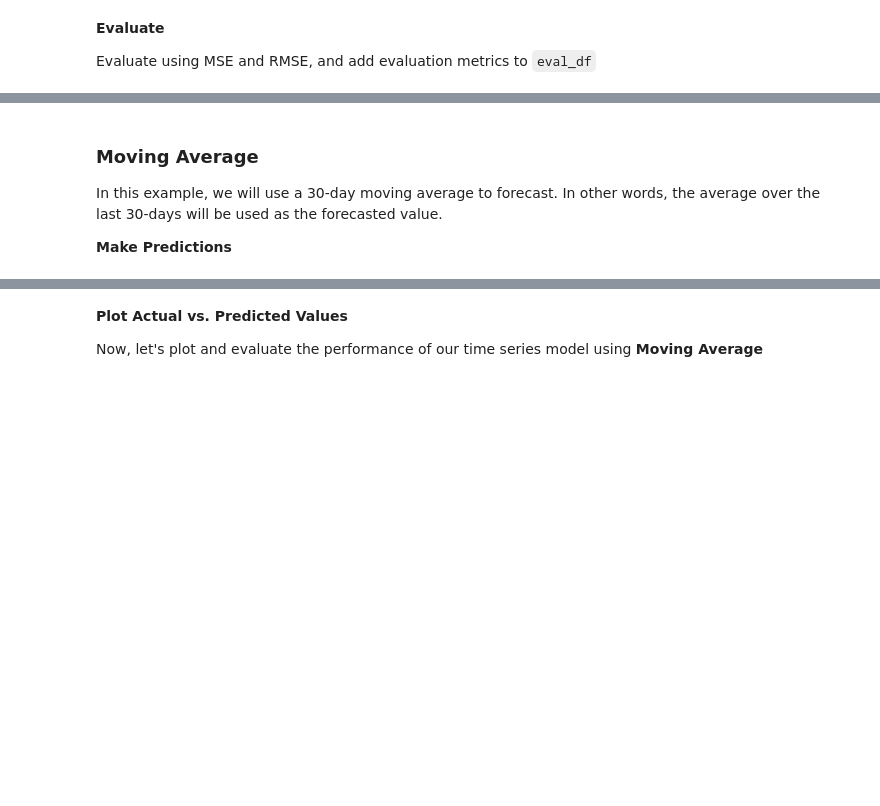
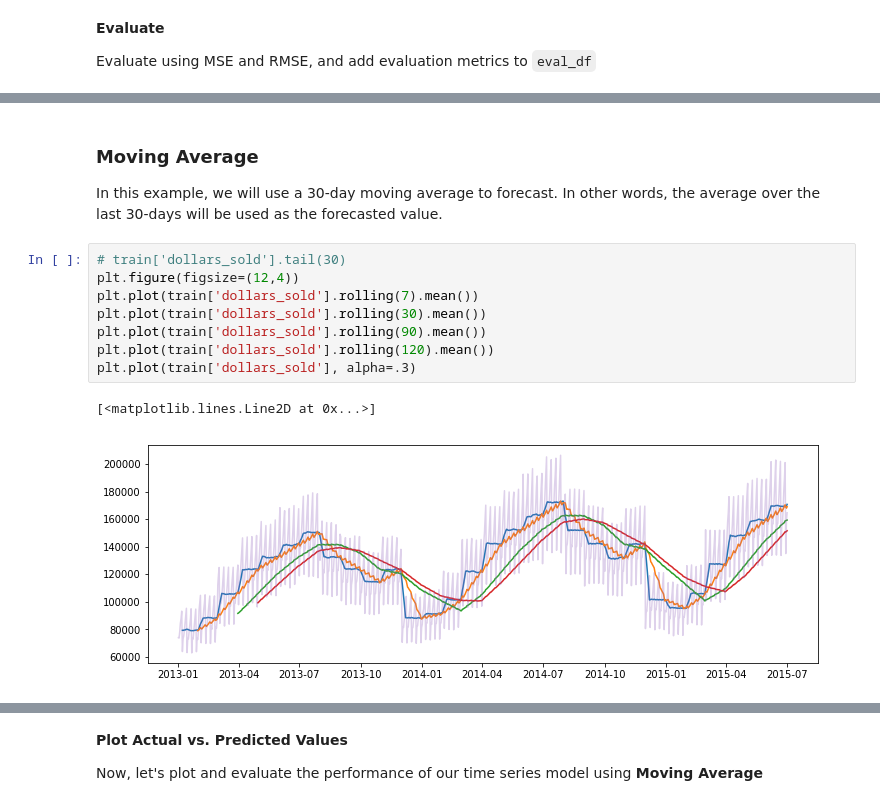
Before and after one commit to CodeupClassroom/darden-time-series-exercises, a Jupyter notebook: modeling.ipynb, the cells around one changed output, grey strips where cells are left out. Cells and saved outputs as stored; diff of their text form; blank space fills up the shorter version.

```diff
--- a/modeling.ipynb
+++ b/modeling.ipynb
@@ -256,5 +393,14 @@ Evaluate using MSE and RMSE, and add evaluation metrics to `eval_df`
 ### Moving Average
 
 In this example, we will use a 30-day moving average to forecast. In other words, the average over the last 30-days will be used as the forecasted value.
-
-**Make Predictions**
+# %%
+# train['dollars_sold'].tail(30)
+plt.figure(figsize=(12,4))
+plt.plot(train['dollars_sold'].rolling(7).mean())
+plt.plot(train['dollars_sold'].rolling(30).mean())
+plt.plot(train['dollars_sold'].rolling(90).mean())
+plt.plot(train['dollars_sold'].rolling(120).mean())
+plt.plot(train['dollars_sold'], alpha=.3)
+# %% [output]
+[<matplotlib.lines.Line2D at 0x...>]
+[figure, added]
```
Also changed, not shown: parts of 31 cells of this notebook.
